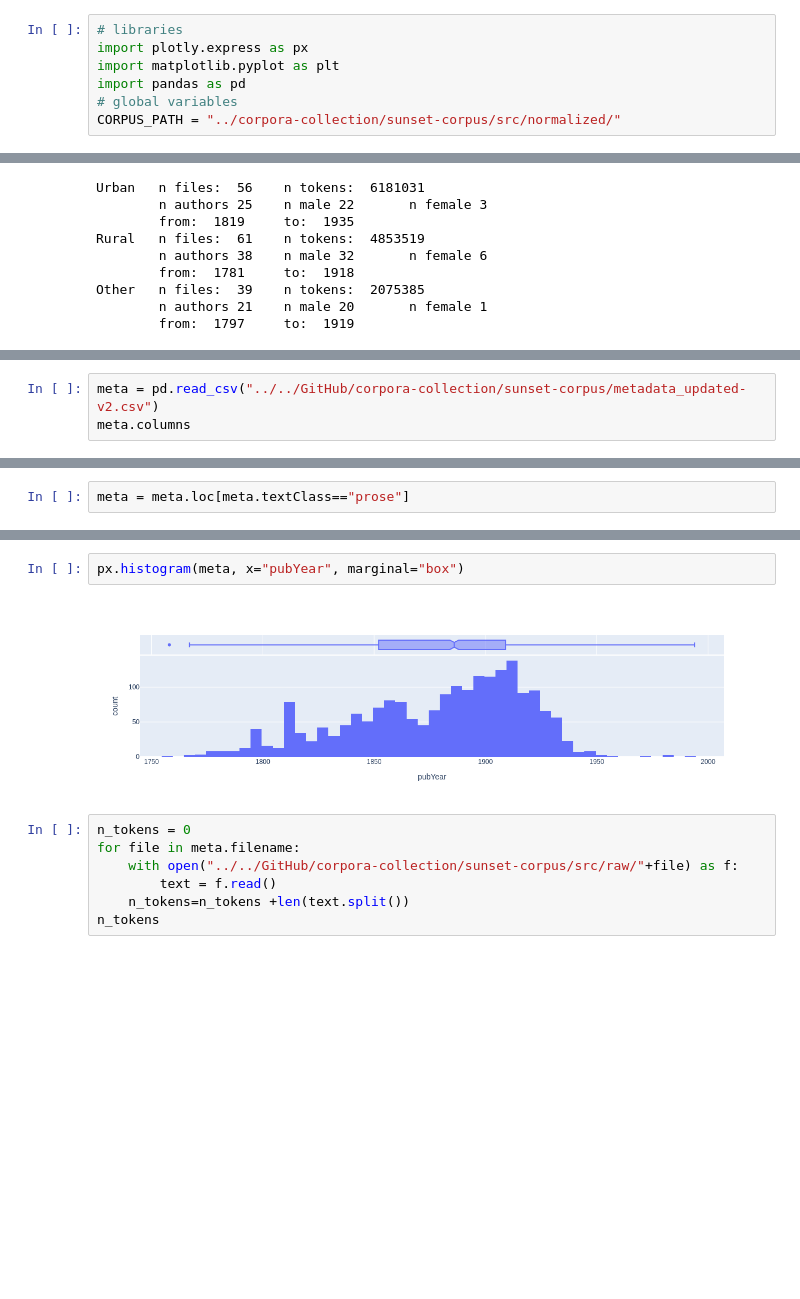
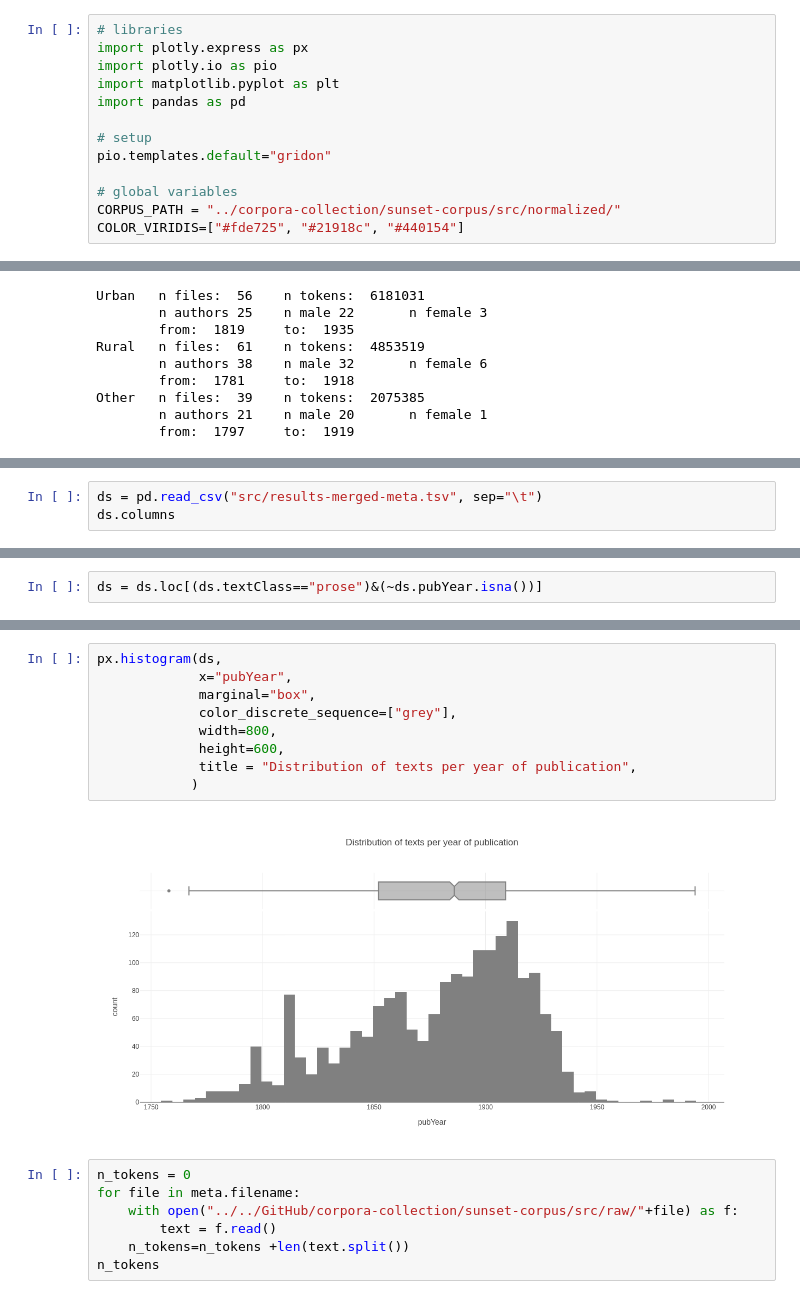
Before and after one commit to DanielKababgi/setting-detection-chr2027, a Jupyter notebook: dataset-exploration.ipynb, the cells around one changed output, grey strips where cells are left out. Saved outputs shown, nothing was run; the diff lists cells and outputs as text; blank space fills up the shorter version.

```diff
--- a/dataset-exploration.ipynb
+++ b/dataset-exploration.ipynb
@@ -3,10 +3,16 @@
 # %%
 # libraries
 import plotly.express as px
+import plotly.io as pio
 import matplotlib.pyplot as plt
 import pandas as pd
+
+# setup
+pio.templates.default="gridon"
+
 # global variables
 CORPUS_PATH = "../corpora-collection/sunset-corpus/src/normalized/"
+COLOR_VIRIDIS=["#fde725", "#21918c", "#440154"]
 # %%
 df = pd.read_csv("src/city_country_metadata.tsv", sep="\t")
 df.columns
@@ -64,6 +76,6 @@ px.histogram(df, x="pubYear", color="textClass", barmode='group', marginal="box"
 # %%
-meta = pd.read_csv("../../GitHub/corpora-collection/sunset-corpus/metadata_updated-v2.csv")
-meta.columns
+ds = pd.read_csv("src/results-merged-meta.tsv", sep="\t")
+ds.columns
 # %% [output]
 Index(['filename', 'ID', 'title', 'gndID', 'author', 'birthYear', 'deathYear',
        'gender', 'nationality', 'pubYear', 'numTokens', 'timeslotPubYear',
@@ -73,4 +85,4 @@ Index(['filename', 'ID', 'title', 'gndID', 'author', 'birthYear', 'deathYear',
       dtype='str')
 # %%
-meta = meta.loc[meta.textClass=="prose"]
+ds = ds.loc[(ds.textClass=="prose")&(~ds.pubYear.isna())]
 # %%
@@ -126,7 +110,14 @@ meta.loc[~meta.pubYear.isna()]
 # %%
-px.histogram(meta, x="pubYear", marginal="box")
+px.histogram(ds,
+             x="pubYear",
+             marginal="box",
+             color_discrete_sequence=["grey"],
+             width=800,
+             height=600,
+             title = "Distribution of texts per year of publication",
+            )
 # %% [output]
-[figure, old version]
+[figure, new version]
 # %%
 n_tokens = 0
 for file in meta.filename:
```
Also changed, not shown: parts of 17 cells of this notebook, 1 other file.
